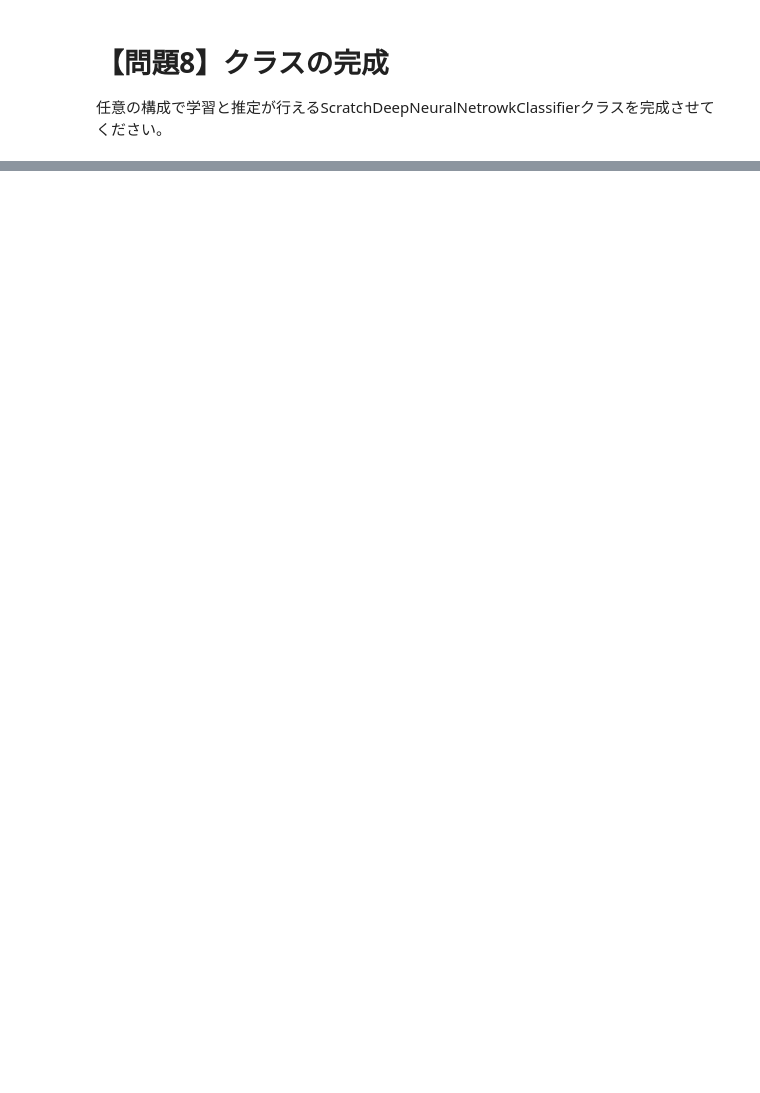
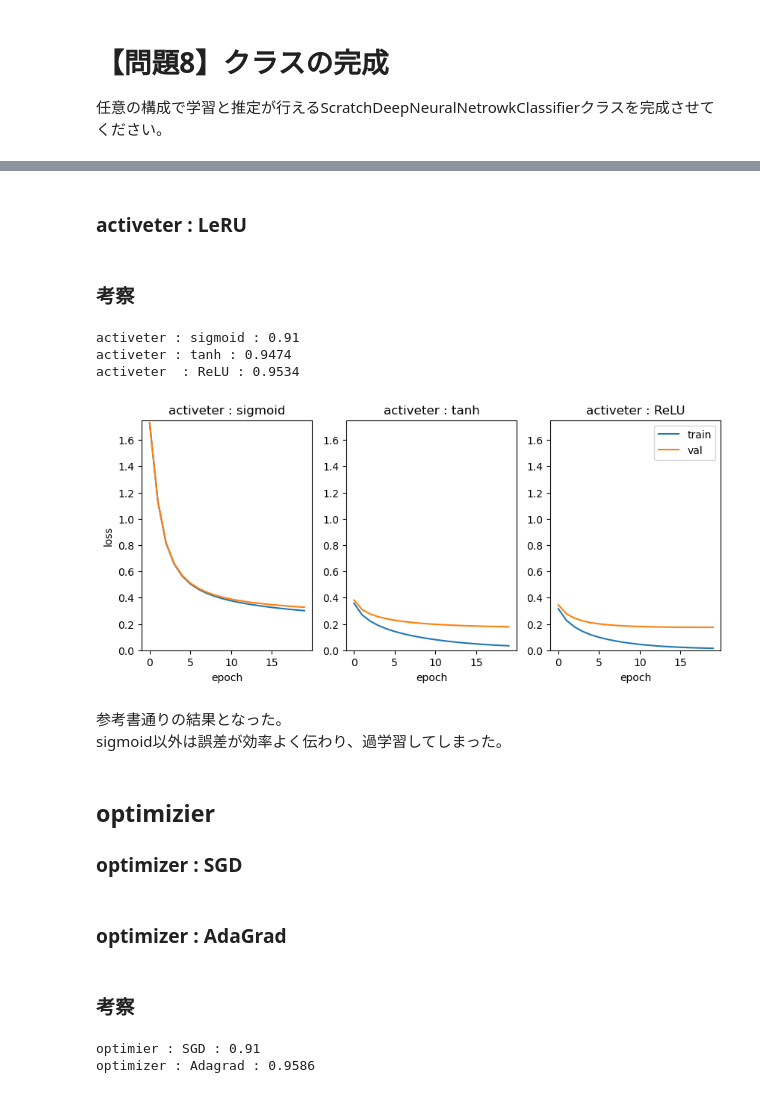
Before and after one commit to satoshi-MTS/DIC_Deep_Nueral_network, a Jupyter notebook: submit.ipynb, the cells around one changed output, grey strips where cells are left out. Drawn from its saved outputs; the diff is of its cells as text; code cells hidden in the pictures; blank space fills up the shorter version.

```diff
--- a/submit.ipynb
+++ b/submit.ipynb
@@ -670,0 +1277,3 @@ array([2.3632448 , 2.34786935, 2.33917457, 2.33553228, 2.33280891,
+# %%
+Simple_sigmoid_SGD = ScratchDeepNeuralNetrowkClassifier(n_nodes1=400, n_nodes2=200, n_output=10, verbose=False)
+Simple_sigmoid_SGD.fit(X_train[:10000], y_train_one_hot[:10000],  X_val=X_val, y_val=y_val_one_hot)
@@ -670,0 +1435,5 @@ array([2.3632448 , 2.34786935, 2.33917457, 2.33553228, 2.33280891,
+# %%
+Simple_tanh_SGD = ScratchDeepNeuralNetrowkClassifier(n_nodes1=400, n_nodes2=200, n_output=10, verbose=False)
+Simple_tanh_SGD.fit(X_train[:10000], y_train_one_hot[:10000],  X_val=X_val, y_val=y_val_one_hot)
+# %% [markdown]
+### activeter : LeRU
@@ -670,0 +1593,48 @@ array([2.3632448 , 2.34786935, 2.33917457, 2.33553228, 2.33280891,
+# %%
+Simple_ReLU_SGD = ScratchDeepNeuralNetrowkClassifier(n_nodes1=400, n_nodes2=200, n_output=10, verbose=False)
+Simple_ReLU_SGD.fit(X_train[:10000], y_train_one_hot[:10000],  X_val=X_val, y_val=y_val_one_hot)
+# %% [markdown]
+### 考察
+# %%
+print('activeter : sigmoid : {}'.format(accuracy_score(y_test, Simple_sigmoid_SGD.predict(X_test))))
+print('activeter : tanh : {}'.format(accuracy_score(y_test, Simple_tanh_SGD.predict(X_test))))
+print('activeter  : ReLU : {}'.format(accuracy_score(y_test, Simple_ReLU_SGD.predict(X_test))))
+# %% [output]
+activeter : sigmoid : 0.91
+activeter : tanh : 0.9474
+activeter  : ReLU : 0.9534
+# %%
+plt.figure(figsize=(10, 4))
+
+plt.subplot(131)
+plt.ylim(0, 1.75)
+plt.plot(np.arange(Simple_sigmoid_SGD.epoch), Simple_sigmoid_SGD.loss_train, label='train')
+plt.plot(np.arange(Simple_sigmoid_SGD.epoch), Simple_sigmoid_SGD.loss_val, label='val')
+plt.title('activeter : sigmoid')
+plt.xlabel('epoch')
+plt.ylabel('loss')
+
+plt.subplot(132)
+plt.ylim(0, 1.75)
+plt.plot(np.arange(Simple_tanh_SGD.epoch), Simple_tanh_SGD.loss_train, label='train')
+plt.plot(np.arange(Simple_tanh_SGD.epoch), Simple_tanh_SGD.loss_val, label='val')
+plt.title('activeter : tanh')
+plt.xlabel('epoch')
+
+plt.subplot(133)
+plt.ylim(0, 1.75)
+plt.plot(np.arange(Simple_ReLU_SGD.epoch), Simple_ReLU_SGD.loss_train, label='train')
+plt.plot(np.arange(Simple_ReLU_SGD.epoch), Simple_ReLU_SGD.loss_val, label='val')
+plt.title('activeter : ReLU')
+plt.xlabel('epoch')
+
+plt.legend()
+plt.show();
+# %% [output]
+[figure, added]
+# %% [markdown]
+参考書通りの結果となった。
+sigmoid以外は誤差が効率よく伝わり、過学習してしまった。
+# %% [markdown]
+## optimizier
+### optimizer : SGD
@@ -670,0 +1797,2 @@ array([2.3632448 , 2.34786935, 2.33917457, 2.33553228, 2.33280891,
+# %% [markdown]
+### optimizer : AdaGrad
@@ -670,0 +1955,8 @@ array([2.3632448 , 2.34786935, 2.33917457, 2.33553228, 2.33280891,
+# %% [markdown]
+###  考察
+# %%
+print('optimier : SGD : {}'.format(accuracy_score(y_test, Simple_sigmoid_SGD.predict(X_test))))
+print('optimizer : Adagrad : {}'.format(accuracy_score(y_test, Simple_sigmoid_Adagrad.predict(X_test))))
+# %% [output]
+optimier : SGD : 0.91
+optimizer : Adagrad : 0.9586
```
Also changed, not shown: parts of 41 cells of this notebook.
